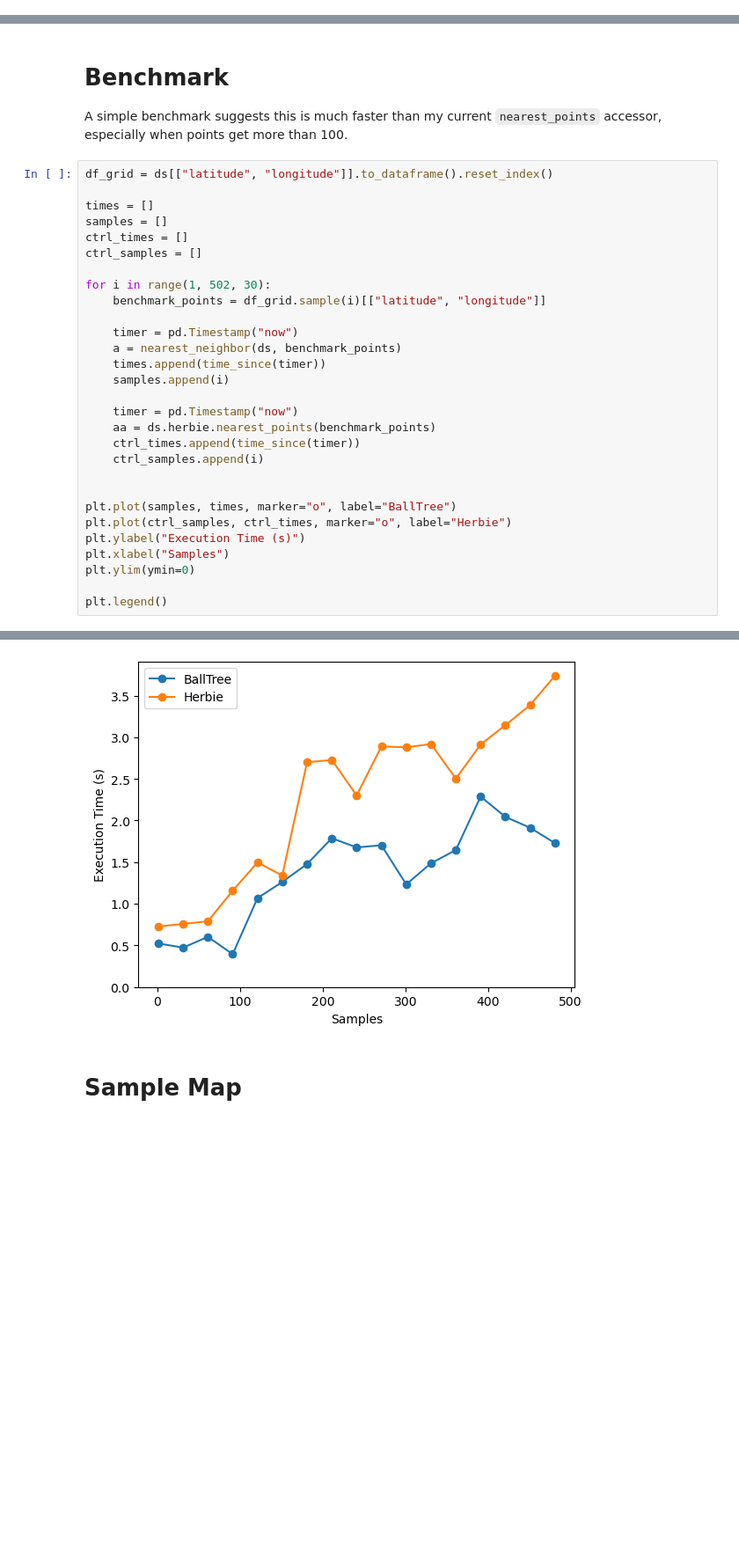
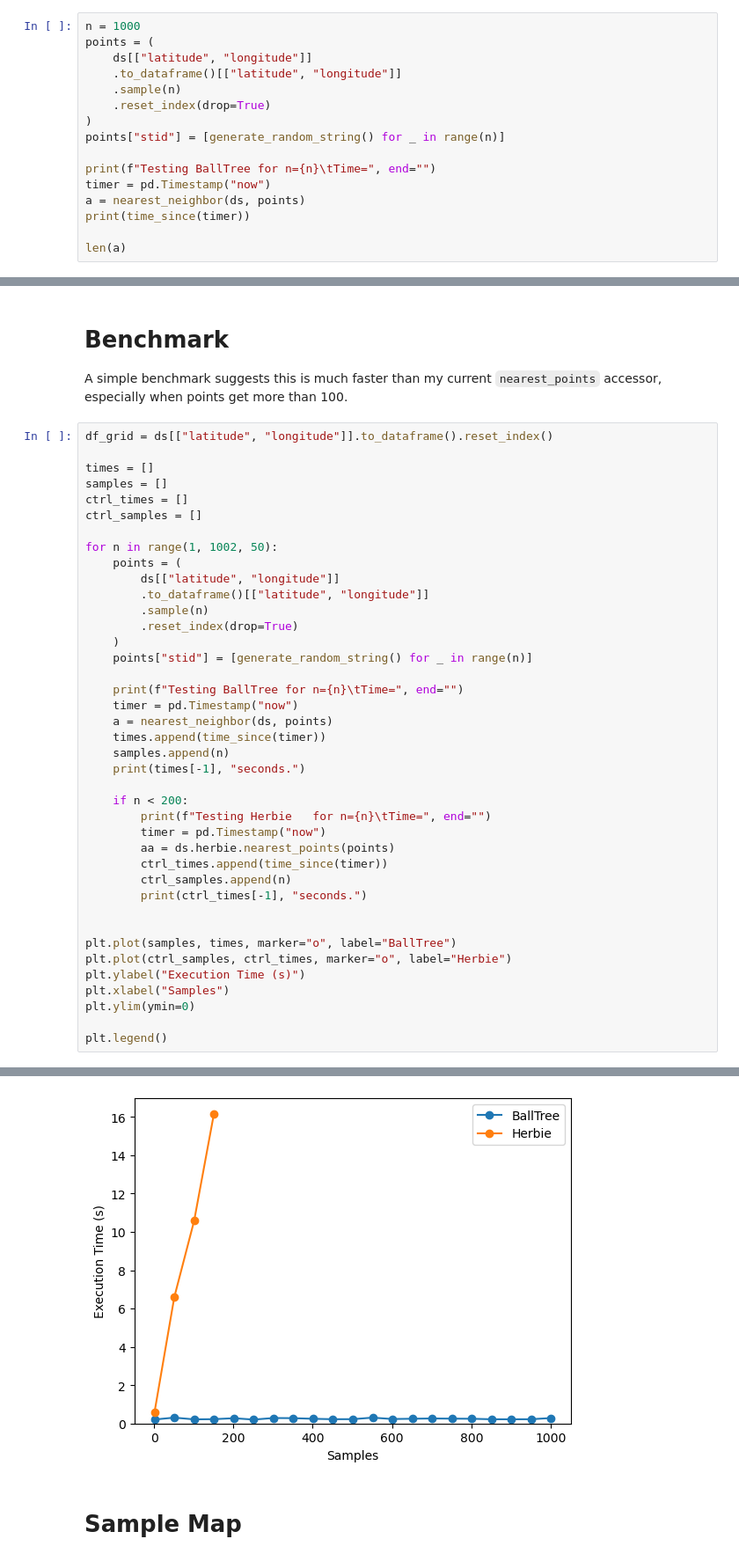
Before and after one commit to blaylockbk/Herbie, a Jupyter notebook: docs/user_guide/_bonus_notebooks/BallTree.ipynb, the cells around one changed output, grey strips where cells are left out. Shown at 88% size. Saved outputs shown, nothing was run; the diff lists cells and outputs as text; blank space fills up the shorter version.

```diff
--- a/docs/user_guide/_bonus_notebooks/BallTree.ipynb
+++ b/docs/user_guide/_bonus_notebooks/BallTree.ipynb
@@ -128,0 +188,16 @@ NameError: name 'coords' is not defined
+# %%
+n = 1000
+points = (
+    ds[["latitude", "longitude"]]
+    .to_dataframe()[["latitude", "longitude"]]
+    .sample(n)
+    .reset_index(drop=True)
+)
+points["stid"] = [generate_random_string() for _ in range(n)]
+
+print(f"Testing BallTree for n={n}\tTime=", end="")
+timer = pd.Timestamp("now")
+a = nearest_neighbor(ds, points)
+print(time_since(timer))
+
+len(a)
@@ -138,18 +221,29 @@ samples = []
 ctrl_times = []
 ctrl_samples = []
 
-for i in range(1, 502, 30):
-    benchmark_points = df_grid.sample(i)[["latitude", "longitude"]]
+for n in range(1, 1002, 50):
+    points = (
+        ds[["latitude", "longitude"]]
+        .to_dataframe()[["latitude", "longitude"]]
+        .sample(n)
+        .reset_index(drop=True)
+    )
+    points["stid"] = [generate_random_string() for _ in range(n)]
 
+    print(f"Testing BallTree for n={n}\tTime=", end="")
     timer = pd.Timestamp("now")
-    a = nearest_neighbor(ds, benchmark_points)
+    a = nearest_neighbor(ds, points)
     times.append(time_since(timer))
-    samples.append(i)
+    samples.append(n)
+    print(times[-1], "seconds.")
 
-    timer = pd.Timestamp("now")
-    aa = ds.herbie.nearest_points(benchmark_points)
-    ctrl_times.append(time_since(timer))
-    ctrl_samples.append(i)
+    if n < 200:
+        print(f"Testing Herbie   for n={n}\tTime=", end="")
+        timer = pd.Timestamp("now")
+        aa = ds.herbie.nearest_points(points)
+        ctrl_times.append(time_since(timer))
+        ctrl_samples.append(n)
+        print(ctrl_times[-1], "seconds.")
 
 
 plt.plot(samples, times, marker="o", label="BallTree")
@@ -164,4 +275,4 @@ plt.legend()
-[figure, old version]
+[figure, new version]
 # %% [markdown]
 # Sample Map
 # %%
```
Also changed, not shown: parts of 18 cells of this notebook, 1 other file.
